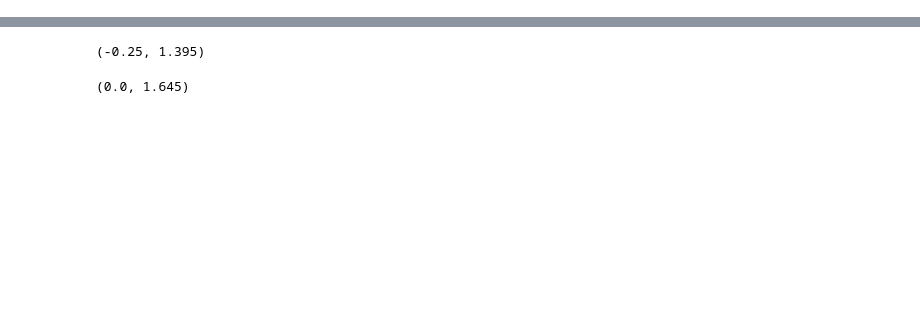
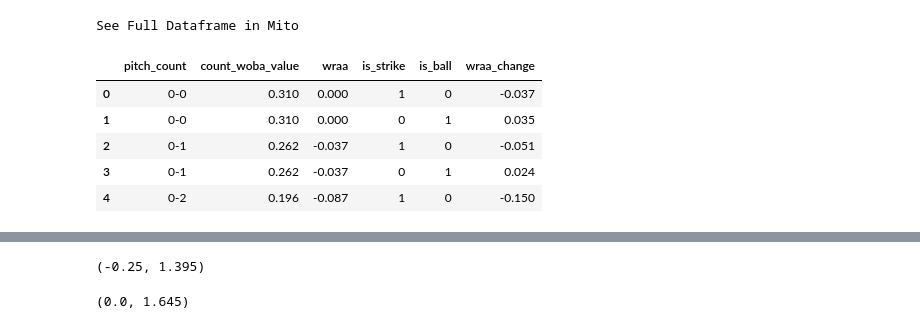
Before and after one commit to anthonyzurke/pitch-model, a Jupyter notebook: notebooks/cleaning-model.ipynb, the cells around one changed output, grey strips where cells are left out. Drawn from its saved outputs; the diff is of its cells as text; code cells hidden in the pictures; blank space fills up the shorter version.

```diff
--- a/notebooks/cleaning-model.ipynb
+++ b/notebooks/cleaning-model.ipynb
@@ -52,31 +52,40 @@ re.to_csv('../data/run_expectancy_table.csv')
 # %%
 # wOBA by Count
 
 woba_value = [['0-0', 0.310, 0.000, 1, 0, -0.037], ['0-0', 0.310, 0.000, 0, 1, 0.035],
               ['0-1', 0.262, -0.037, 1, 0, -0.051], ['0-1', 0.262, -0.037, 0, 1, 0.024],
               ['0-2', 0.196, -0.087, 1, 0, -0.150], ['0-2', 0.196, -0.087, 0, 1, 0.021],
               ['1-0', 0.355, 0.035, 1, 0, -0.048], ['1-0', 0.355, 0.035, 0, 1, 0.062],
               ['1-1', 0.293, -0.013, 1, 0, -0.054], ['1-1', 0.293, -0.013, 0, 1, 0.045],
               ['1-2', 0.223, -0.067, 1, 0, -0.171], ['1-2', 0.223, -0.067, 0, 1, 0.038],
               ['2-0', 0.436, 0.097, 1, 0, -0.062], ['2-0', 0.436, 0.097, 0, 1, 0.143],
               ['2-1', 0.352, 0.032, 1, 0, -0.061], ['2-1', 0.352, 0.032, 0, 1, 0.090],
               ['2-2', 0.273, -0.028, 1, 0, -0.209], ['2-2', 0.273, -0.028, 0, 1, 0.085],
               ['3-0', 0.622, 0.239, 1, 0, -0.177], ['3-0', 0.622, 0.239, 0, 1, 0.051],
               ['3-1', 0.470, 0.123, 1, 0, -0.066], ['3-1', 0.470, 0.123, 0, 1, 0.168],
               ['3-2', 0.384, 0.057, 1, 0, -0.294], ['3-2', 0.384, 0.057, 0, 1, 0.234]]
 
 woba_value = pd.DataFrame(woba_value, columns = ['pitch_count', 'count_woba_value', 'wraa',
                                                  'is_strike', 'is_ball', 'wraa_change'])
-woba_value.to_csv('../data/count_woba_value.csv')
+woba_value.head()
+#woba_value.to_csv('../data/count_woba_value.csv')
 
 #count_woba = pd.read_csv('../data/count_woba_value.csv', index_col = [0])
 #data = pd.merge(data, woba_value, how = 'left', on = ['pitch_count'])
 
 #data['count_woba_diff'] = round(-data['count_woba_value'].diff(1), 3)
 #data['count_woba_after'] = data['count_woba_value'] + data['count_woba_diff']
 #data['count_woba_diff'].fillna(0, inplace = True)
 #data['count_woba_after'].fillna(0, inplace = True)
 ##data['events'].fillna('na', inplace = True)
 ##data['count_woba_after'] = [0 if x != 'na' else y for (x, y) in zip(data['events'], data['count_woba_after'])]
 #data['count_woba_diff'] = data['count_woba_after'] - data['count_woba_value']
 #data['xRV'] = round((data['count_woba_diff']) / 1.15, 3)
+# %% [output]
+See Full Dataframe in Mito
+|  | pitch_count | count_woba_value | wraa | is_strike | is_ball | wraa_change |
+| 0 | 0-0 | 0.310 | 0.000 | 1 | 0 | -0.037 |
+| 1 | 0-0 | 0.310 | 0.000 | 0 | 1 | 0.035 |
+| 2 | 0-1 | 0.262 | -0.037 | 1 | 0 | -0.051 |
+| 3 | 0-1 | 0.262 | -0.037 | 0 | 1 | 0.024 |
+| 4 | 0-2 | 0.196 | -0.087 | 1 | 0 | -0.150 |
```
Also changed, not shown: parts of 9 cells of this notebook, 2 other files.
